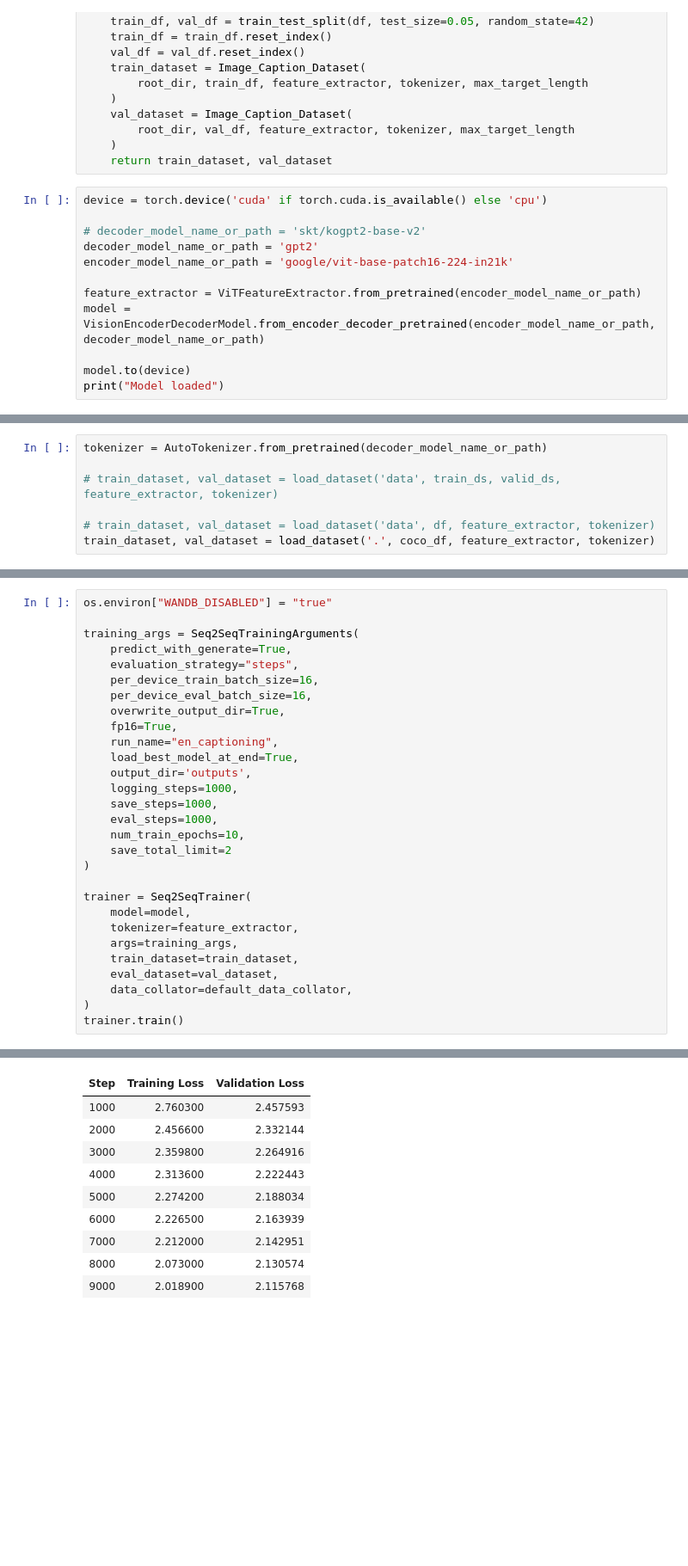
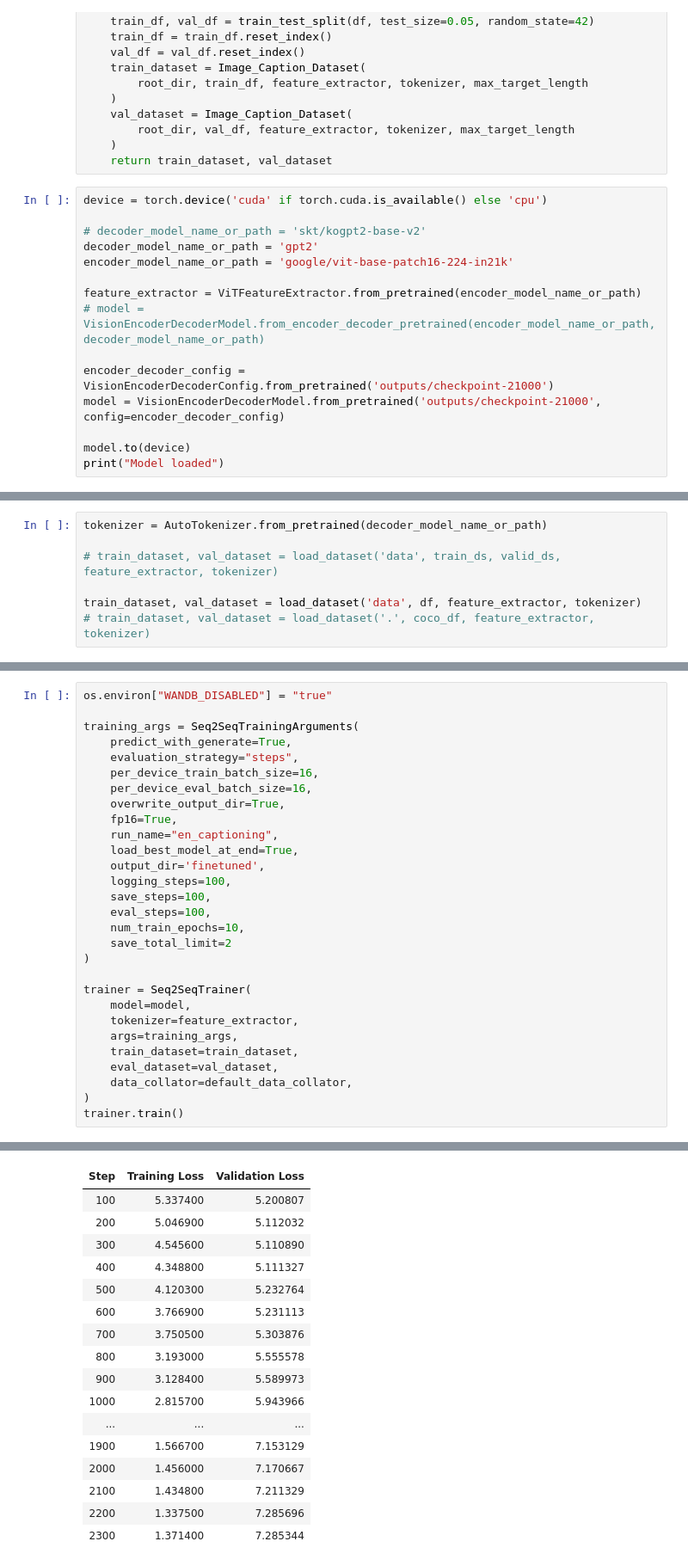
Before and after one commit to boostcampaitech2/final-project-level3-nlp-08, a Jupyter notebook: yohan.ipynb, the cells around one changed output, grey strips where cells are left out. Shown at 86% size. Cells and saved outputs as stored; diff of their text form; blank space fills up the shorter version.

```diff
--- a/yohan.ipynb
+++ b/yohan.ipynb
@@ -206,7 +146,10 @@ decoder_model_name_or_path = 'gpt2'
 encoder_model_name_or_path = 'google/vit-base-patch16-224-in21k'
 
 feature_extractor = ViTFeatureExtractor.from_pretrained(encoder_model_name_or_path)
-model = VisionEncoderDecoderModel.from_encoder_decoder_pretrained(encoder_model_name_or_path, decoder_model_name_or_path)
+# model = VisionEncoderDecoderModel.from_encoder_decoder_pretrained(encoder_model_name_or_path, decoder_model_name_or_path)
+
+encoder_decoder_config = VisionEncoderDecoderConfig.from_pretrained('outputs/checkpoint-21000')
+model = VisionEncoderDecoderModel.from_pretrained('outputs/checkpoint-21000', config=encoder_decoder_config)
 
 model.to(device)
 print("Model loaded")
@@ -215,5 +160,5 @@ tokenizer = AutoTokenizer.from_pretrained(decoder_model_name_or_path)
 
 # train_dataset, val_dataset = load_dataset('data', train_ds, valid_ds, feature_extractor, tokenizer)
 
-# train_dataset, val_dataset = load_dataset('data', df, feature_extractor, tokenizer)
-train_dataset, val_dataset = load_dataset('.', coco_df, feature_extractor, tokenizer)
+train_dataset, val_dataset = load_dataset('data', df, feature_extractor, tokenizer)
+# train_dataset, val_dataset = load_dataset('.', coco_df, feature_extractor, tokenizer)
@@ -265,10 +191,10 @@ training_args = Seq2SeqTrainingArguments(
     fp16=True,
     run_name="en_captioning",
     load_best_model_at_end=True,
-    output_dir='outputs',
-    logging_steps=1000,
-    save_steps=1000,
-    eval_steps=1000,
+    output_dir='finetuned',
+    logging_steps=100,
+    save_steps=100,
+    eval_steps=100,
     num_train_epochs=10,
     save_total_limit=2
 )
@@ -298,11 +222,18 @@ Using amp fp16 backend
 | Step | Training Loss | Validation Loss |
-| 1000 | 2.760300 | 2.457593 |
-| 2000 | 2.456600 | 2.332144 |
-| 3000 | 2.359800 | 2.264916 |
-| 4000 | 2.313600 | 2.222443 |
-| 5000 | 2.274200 | 2.188034 |
-| 6000 | 2.226500 | 2.163939 |
-| 7000 | 2.212000 | 2.142951 |
-| 8000 | 2.073000 | 2.130574 |
-| 9000 | 2.018900 | 2.115768 |
+| 100 | 5.337400 | 5.200807 |
+| 200 | 5.046900 | 5.112032 |
+| 300 | 4.545600 | 5.110890 |
+| 400 | 4.348800 | 5.111327 |
+| 500 | 4.120300 | 5.232764 |
+| 600 | 3.766900 | 5.231113 |
+| 700 | 3.750500 | 5.303876 |
+| 800 | 3.193000 | 5.555578 |
+| 900 | 3.128400 | 5.589973 |
+| 1000 | 2.815700 | 5.943966 |
+| ... | ... | ... |
+| 1900 | 1.566700 | 7.153129 |
+| 2000 | 1.456000 | 7.170667 |
+| 2100 | 1.434800 | 7.211329 |
+| 2200 | 1.337500 | 7.285696 |
+| 2300 | 1.371400 | 7.285344 |
 ***** Running Evaluation *****
```
Also changed, not shown: parts of 12 cells of this notebook.
